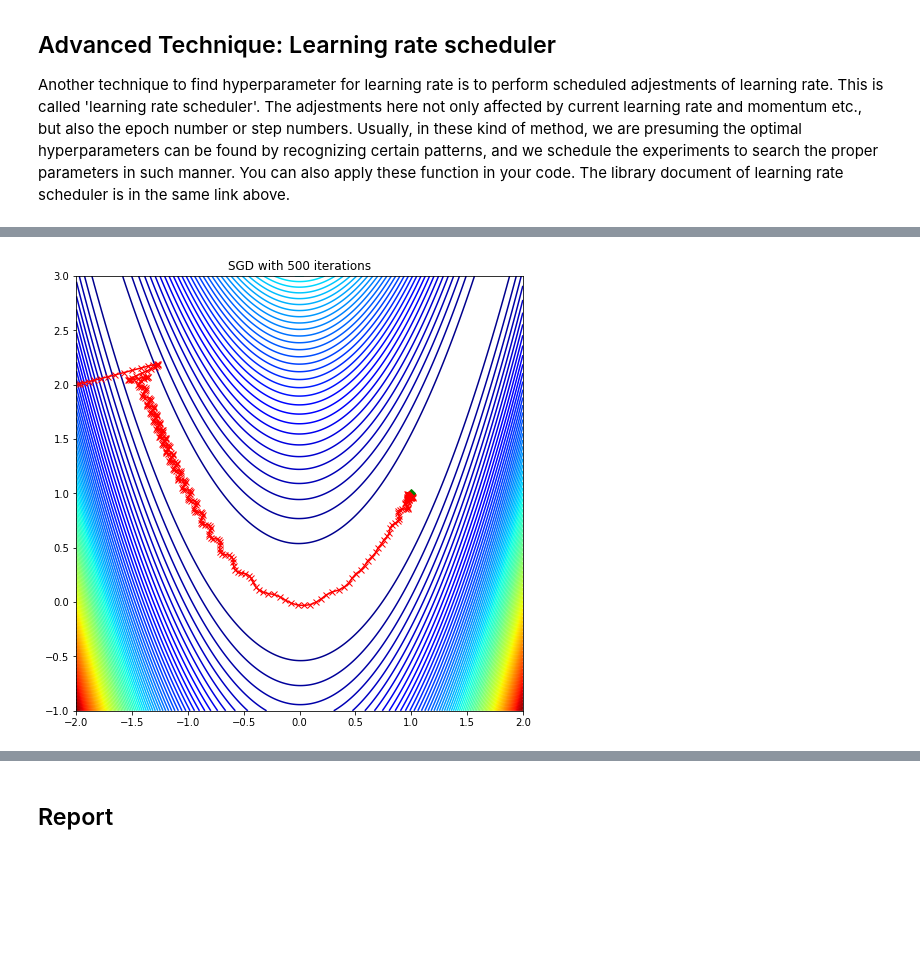
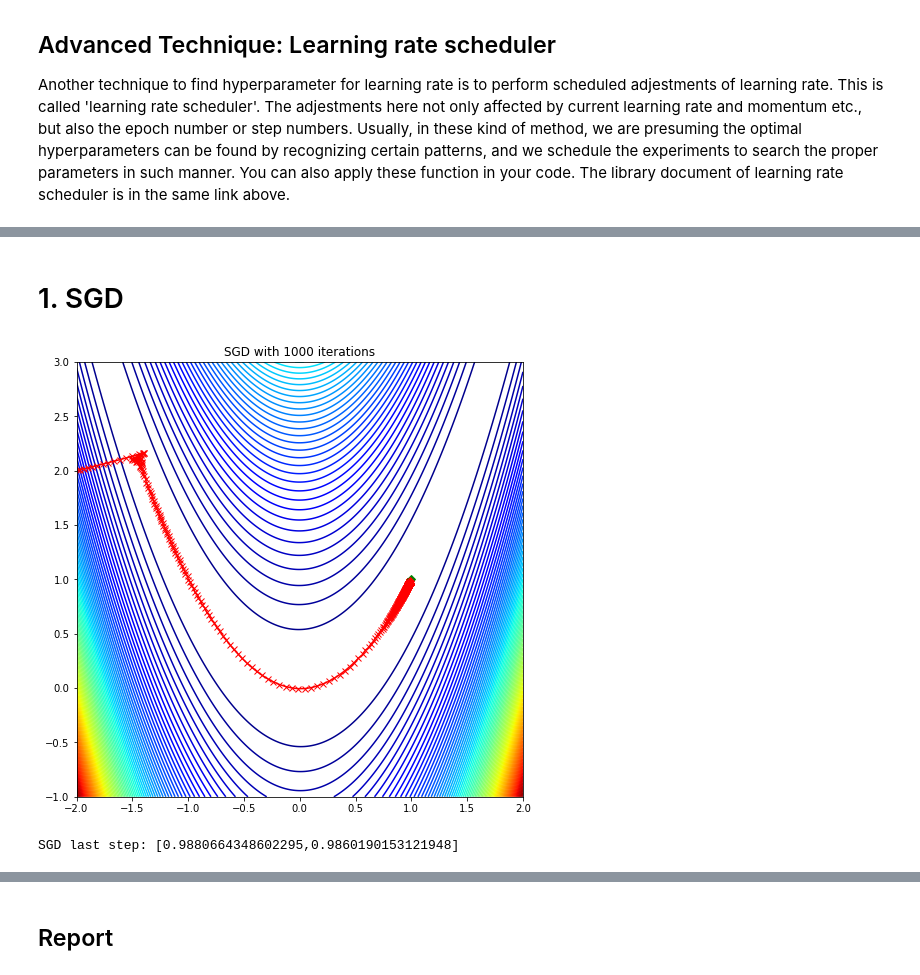
Before and after one commit to bsraya/nthu-numerical-optimization, a Jupyter notebook: hw2.ipynb, the cells around one changed output, grey strips where cells are left out. Cells and saved outputs as stored; diff of their text form; code cells hidden in the pictures; blank space fills up the shorter version.

```diff
--- a/hw2.ipynb
+++ b/hw2.ipynb
@@ -77,3 +77,4 @@ def experiment(optimizer, hyperparameters, iters):
         num_iter = iters
     )
     plot_rosenbrok(steps, optimizer.__name__)
+    return steps
@@ -84,4 +81,15 @@ experiment(optimizer = optim.SGD, hyperparameters = {'lr':0.01, 'momentum':0.9},
+# %% [markdown]
+# 1. SGD
 # %%
-experiment(optimizer = optim.SGD, hyperparameters = {'lr':0.0125, 'momentum':0.9}, iters = 500)
+sgd_steps = experiment(
+  optimizer = optim.SGD,
+  hyperparameters = {
+    'lr':0.0125,
+    'momentum':0.8,
+    'weight_decay': 0.001},
+  iters = 1000
+)
+print(f"SGD last step: [{sgd_steps[0][-1]},{sgd_steps[1][-1]}]")
 # %% [output]
-[figure, old version]
+[figure, new version]
+SGD last step: [0.9880664348602295,0.9860190153121948]
```
Also changed, not shown: parts of 24 cells of this notebook, 3 other files.
